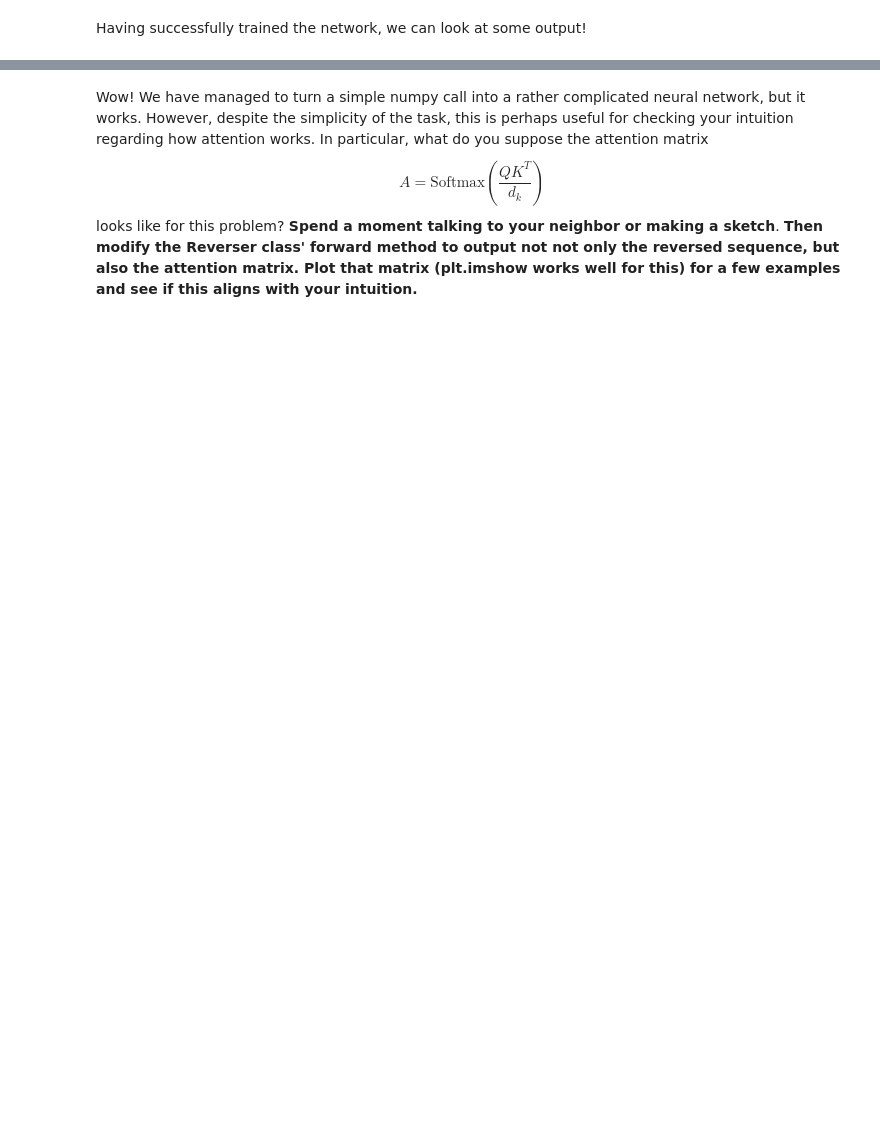
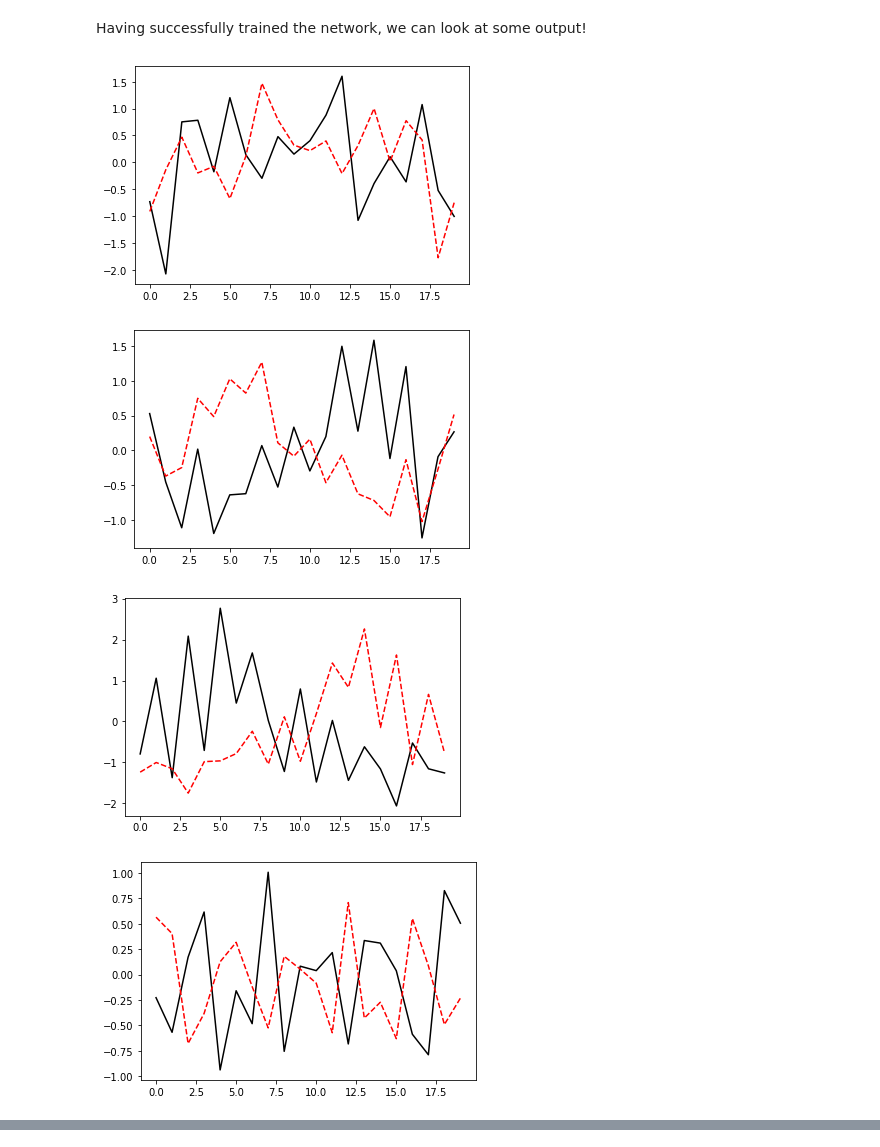
Before and after one commit to UMT-CSCI-591-Deep-Learning-2022/Week_7_Attention, a Jupyter notebook: ReverseNet.ipynb, the cells around one changed output, grey strips where cells are left out. Cells and saved outputs as stored; diff of their text form; code cells hidden in the pictures; blank space fills up the shorter version.

```diff
--- a/ReverseNet.ipynb
+++ b/ReverseNet.ipynb
@@ -46,7 +58,7 @@ $$
 where $i$ is the sequence index.  The resulting encoding vector is zero at the zero-th position and one at the last.  Note that this choice throws away the objective notion of distance, which one could imagine to be useful for more complicated language modelling tasks where that actual objective distance might be an important indicator of, say, how related two words are.  In our task that distance is not important, and the simple encoding of relative position that the above equation affords works very well.  **Write a function that takes a sequence length $n_{in}$ and produces the positional encoding.  (This should be basically a one-liner)**
 # %%
 def get_positional_encoding(n_in):
-    return None # Implement positional encoding in range [0,1]
+    return (torch.arange(1,n_in+1) / (n_in-1)).unsqueeze(1) # Implement positional encoding in range [0,1]
 # %% [markdown]
 ### Important note
 One effect of only using positional encodings as features (and not the function values themselves) is that we can generate the output sequences all at once: there's no need to build sequences one output at a time, because that output will not be used as input by the next sequence element.
@@ -72,16 +84,26 @@ The functions $q(\cdot)$ and $k(\cdot)$ are neural networks that act in a positi
 class KeyNet(torch.nn.Module):
     def __init__(self,d_positional_encoding,d_k):
         super(KeyNet, self).__init__()
+        self.l1         = torch.nn.Linear(d_positional_encoding,128)
+        self.activation = torch.nn.ReLU()
+        self.l2         = torch.nn.Linear(128,d_k)
 
     def forward(self,X):
-        return None
+        l1 = self.l1(X)
+        a1 = self.activation(l1)
+        return self.l2(a1)
 
 class QueryNet(torch.nn.Module):
     def __init__(self,d_positional_encoding,d_k):
         super(QueryNet, self).__init__()
+        self.l1         = torch.nn.Linear(d_positional_encoding,128)
+        self.activation = torch.nn.ReLU()
+        self.l2         = torch.nn.Linear(128,d_k)
 
     def forward(self,X):
-        return None
+        l1 = self.l1(X)
+        a1 = self.activation(l1)
+        return self.l2(a1)
 # %% [markdown]
 ## The ReverseNet
 Now that we have a means of generating keys and queries, all we need to do is to implement the attention function.  **Implement a torch module that**
@@ -92,18 +114,26 @@ Now that we have a means of generating keys and queries, all we need to do is to
 - applies the attention matrix to the input sequence to produce the output sequence
 # %%
 class Reverser(torch.nn.Module):
-    def __init__(self):
+    def __init__(self, d_k):
         # This init method should initialize key and query networks
         super(Reverser, self).__init__()
+        self.keys    = KeyNet(1,d_k)
+        self.queries = QueryNet(1,d_k)
+        self.softmax = torch.nn.Softmax(dim=1)
+        self.d_k = d_k
 
     def forward(self,V):
         # generate positional encodings
+        pos_enc = get_positional_encoding(len(V))
         # compute query and key matrices
+        keys    = self.keys(pos_enc)
+        queries = self.queries(pos_enc)
         # compute attention matrix
+        attention = self.softmax(queries@keys.T/self.d_k)
         # produce output sequence
-        return None
+        return attention@V, attention
 
-reverser = Reverser() # You may wish to add arguments to the constructor
+reverser = Reverser(64) # You may wish to add arguments to the constructor
 # %% [markdown]
 ## Training
 Of course this network will not yet be skillful at reversing sequences because it hasn't been trained.  We can implement a simple training loop
@@ -118,8 +148,7 @@ for i in range(n_epochs):
     for j in range(batch_size):
         d_in = np.random.randint(20,30)
         v,v_reverse = generator(d_in)
-
-        v_reverse_predicted = reverser(v)
+        v_reverse_predicted = reverser(v)[0]
         loss += (((v_reverse_predicted - v_reverse )**2).mean())
 
     loss.backward()
@@ -129,7 +179,14 @@ for i in range(n_epochs):
 # %% [markdown]
 Having successfully trained the network, we can look at some output!
 # %%
-v,_ = generator(20)
-v_r = reverser(v)
-plt.plot(v,'k-')
-plt.plot(v_r.detach(),'r--')
+for i in range(5):
+    v,_ = generator(20)
+    v_r = reverser(v)[0]
+    plt.plot(v,'k-')
+    plt.plot(v_r.detach(),'r--')
+    plt.show()
+# %% [output]
+[figure, added]
+[figure, added]
+[figure, added]
+[figure, added]
@@ -136,6 +193,0 @@ plt.plot(v_r.detach(),'r--')
-# %% [markdown]
-Wow!  We have managed to turn a simple numpy call into a rather complicated neural network, but it works.  However, despite the simplicity of the task, this is perhaps useful for checking your intuition regarding how attention works.  In particular, what do you suppose the attention matrix
-$$
-A = \text{Softmax}\left(\frac{Q K^T}{d_k}\right)
-$$
-looks like for this problem?  **Spend a moment talking to your neighbor or making a sketch**.  **Then modify the Reverser class' forward method to output not not only the reversed sequence, but also the attention matrix.  Plot that matrix (plt.imshow works well for this) for a few examples and see if this aligns with your intuition.**
```
Also changed, not shown: parts of 6 cells of this notebook.
